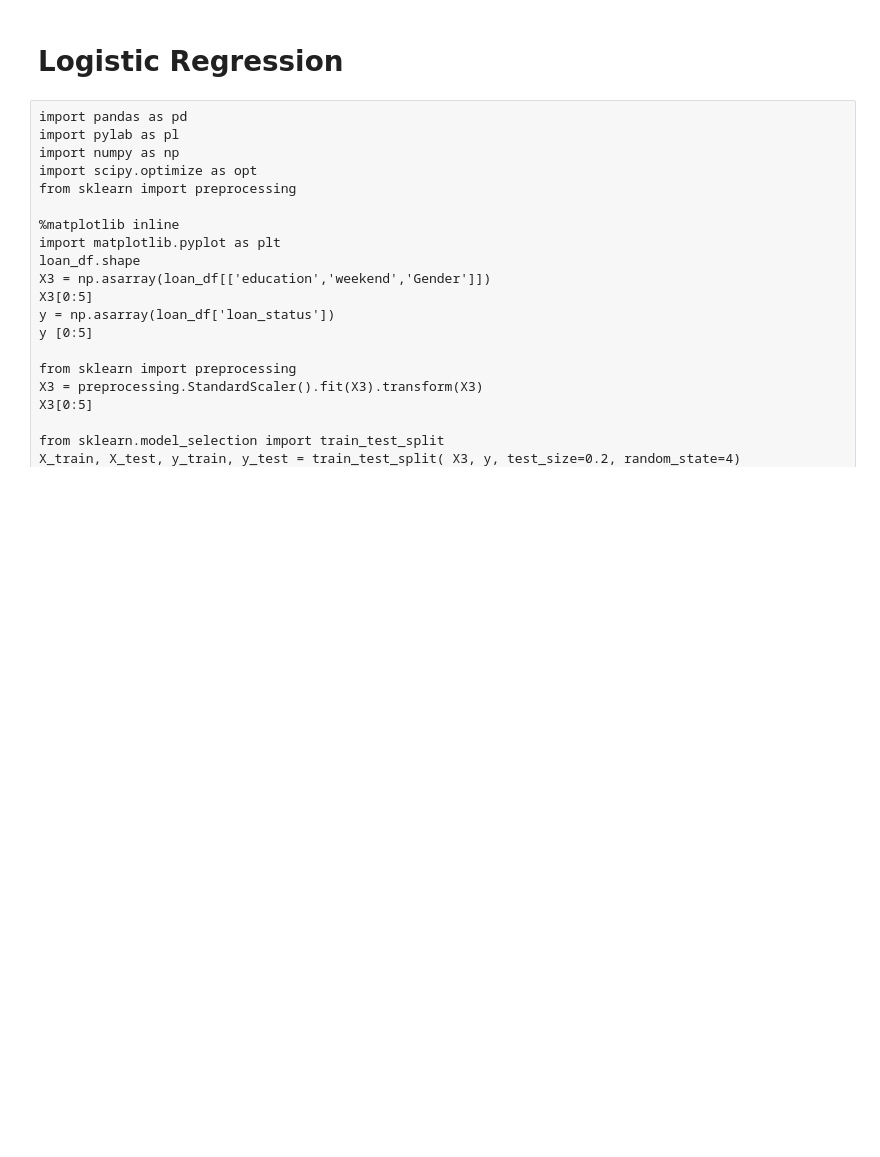
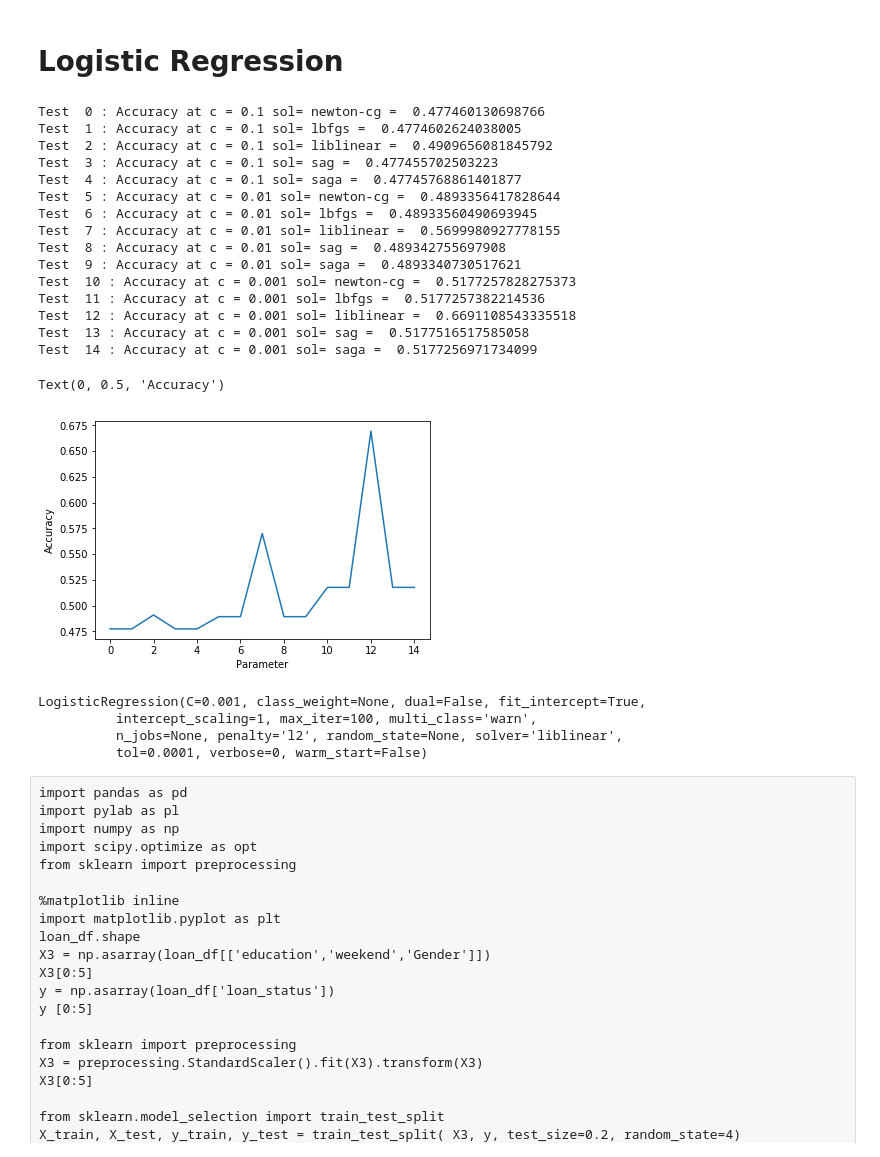
Before and after one commit to Manarhamad/Coursera-Capstone-Project, a Jupyter notebook: Coursera-Capstone-project.ipynb, the cells around one changed output. Cells and saved outputs as stored; diff of their text form; code cells hidden in the pictures; blank space fills up the shorter version.

```diff
--- a/Coursera-Capstone-project.ipynb
+++ b/Coursera-Capstone-project.ipynb
@@ -296,3 +480,57 @@ loan_df.head()
+# %%
+from sklearn.linear_model import LogisticRegression
+from sklearn.metrics import log_loss
+import matplotlib.pyplot as plt
+%matplotlib inline
+
+c_list = [0.1, 0.01, 0.001]
+solver_list = ['newton-cg', 'lbfgs', 'liblinear', 'sag', 'saga']
+idx = []
+
+accuracy = []
+for idx1, c in enumerate(c_list):
+    for idx2, sol in enumerate(solver_list):
+        idx.append(idx2 + idx1 * 5)
+        LR = LogisticRegression(C=c, solver=sol).fit(X_train, y_train)
+        lr_yhat = LR.predict(X_test)
+        lr_prob = LR.predict_proba(X_test)
+        print("Test ", (idx2 + idx1 * 5), ": Accuracy at c =", c,"sol=", sol,
+              "= ", log_loss(y_test, lr_prob))
+        accuracy.append(log_loss(y_test, lr_prob))
+lr_prob = LR.predict_proba(X_test)
+log_loss(y_test, lr_prob)
+# plot
+plt.plot(idx, accuracy)
+plt.xlabel('Parameter')
+plt.ylabel('Accuracy')
+# %% [output]
+Test  0 : Accuracy at c = 0.1 sol= newton-cg =  0.477460130698766
+Test  1 : Accuracy at c = 0.1 sol= lbfgs =  0.4774602624038005
+Test  2 : Accuracy at c = 0.1 sol= liblinear =  0.4909656081845792
+Test  3 : Accuracy at c = 0.1 sol= sag =  0.477455702503223
+Test  4 : Accuracy at c = 0.1 sol= saga =  0.47745768861401877
+Test  5 : Accuracy at c = 0.01 sol= newton-cg =  0.4893356417828644
+Test  6 : Accuracy at c = 0.01 sol= lbfgs =  0.48933560490693945
+Test  7 : Accuracy at c = 0.01 sol= liblinear =  0.5699980927778155
+Test  8 : Accuracy at c = 0.01 sol= sag =  0.489342755697908
+Test  9 : Accuracy at c = 0.01 sol= saga =  0.4893340730517621
+Test  10 : Accuracy at c = 0.001 sol= newton-cg =  0.5177257828275373
+Test  11 : Accuracy at c = 0.001 sol= lbfgs =  0.5177257382214536
+Test  12 : Accuracy at c = 0.001 sol= liblinear =  0.6691108543335518
+Test  13 : Accuracy at c = 0.001 sol= sag =  0.5177516517585058
+Test  14 : Accuracy at c = 0.001 sol= saga =  0.5177256971734099
+Text(0, 0.5, 'Accuracy')
+[figure, added]
+# %%
+from sklearn.linear_model import LogisticRegression
+# prepare LR setting
+LR = LogisticRegression(C=0.001, solver='liblinear').fit(X_train, y_train)
+LR
+# %% [output]
+LogisticRegression(C=0.001, class_weight=None, dual=False, fit_intercept=True,
+          intercept_scaling=1, max_iter=100, multi_class='warn',
+          n_jobs=None, penalty='l2', random_state=None, solver='liblinear',
+          tol=0.0001, verbose=0, warm_start=False)
 # %% [raw]
 import pandas as pd
 import pylab as pl
```
Also changed, not shown: parts of 48 cells of this notebook.
